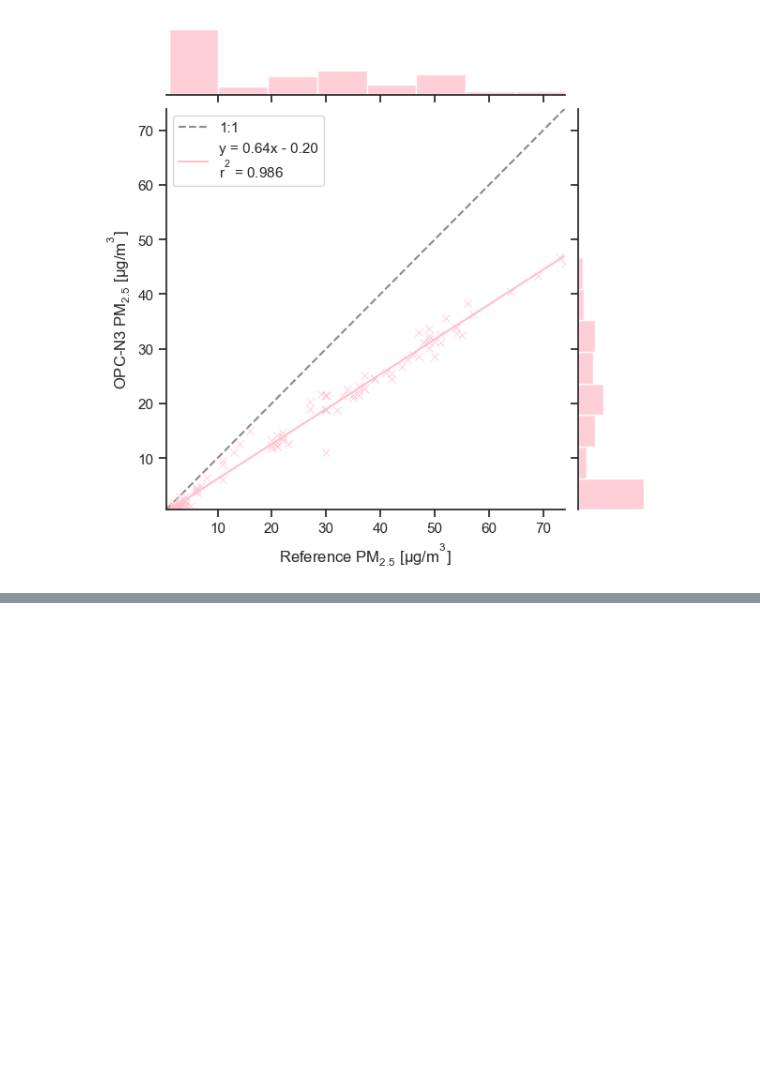
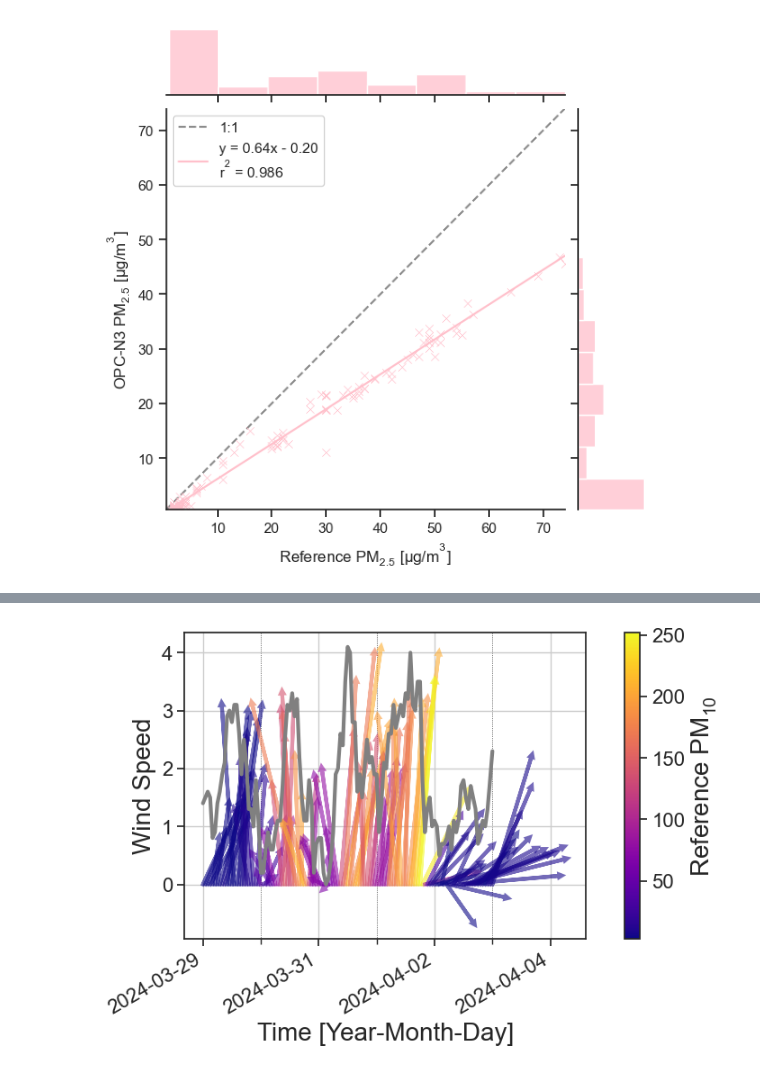
Before and after one commit to vn-hub/koloka, a Jupyter notebook: SmogMAR2024.ipynb, the cells around one changed output, grey strips where cells are left out. Drawn from its saved outputs; the diff is of its cells as text; code cells hidden in the pictures; blank space fills up the shorter version.

```diff
--- a/SmogMAR2024.ipynb
+++ b/SmogMAR2024.ipynb
@@ -455,0 +460,66 @@ plt.show()
+# %%
+import matplotlib.dates as mdates
+
+# Assuming df is your DataFrame
+if 'GMT' in df.columns and not callable(df['GMT']):
+    df['GMT'] = pd.to_datetime(df['GMT'])  # Convert to datetime if not already
+else:
+    raise ValueError("Column 'GMT' does not exist or is not accessible.")
+
+# Resample data in 1-hour intervals for the arrow plot
+df_resampled = df.resample('1H', on='GMT').mean().reset_index()
+
+# Original data for the line plot
+time = df['GMT']
+wind_speed = df['WSPE [m/s]']
+
+# Resampled data for the arrow plot
+time_resampled = df_resampled['GMT']
+wind_speed_resampled = df_resampled['WSPE [m/s]']
+wind_direction_resampled = np.deg2rad(df_resampled['WDIR [deg]'])  # Convert degrees to radians
+pm_values_resampled = df_resampled["PM10 [ug/m3]"]  # CO values for hue
+
+# Adjust wind direction to match the plotting convention
+wind_direction_resampled = np.pi*3/2 - wind_direction_resampled
+
+fig, ax2 = plt.subplots(figsize=(14, 5))
+ax2.set_aspect('equal', adjustable='box')
+
+# Normalize CO values for colormap
+norm = plt.Normalize(pm_values_resampled.min(), pm_values_resampled.max())
+cmap = cm.plasma  # Use Plasma colormap
+
+# Plot the original wind speed data
+ax2.plot(time, wind_speed, color="gray", label='Wind Speed', linestyle="solid", linewidth=3)
+
+arrow_length = 0.33  # Set a consistent arrow length
+for t, ws, wd, pm in zip(time_resampled, wind_speed_resampled, wind_direction_resampled, pm_values_resampled):
+    color = cmap(norm(pm))
+    ax2.arrow(t, 0, ws * np.cos(wd), ws * np.sin(wd),  # Use consistent arrow length
+              head_width=0.05, head_length=0.05, fc='none', ec=color, alpha=0.6, linewidth=3)
+
+ax2.set_xlabel('Time [Year-Month-Day]', fontsize=20)  # Increase axis title size
+ax2.set_ylabel('Wind Speed', fontsize=20)  # Increase axis title size
+ax2.grid(True)
+
+# Increase tick label size
+ax2.tick_params(axis='both', which='major', labelsize=16)
+
+# Format x-axis to show timestamps
+ax2.xaxis.set_major_locator(mdates.DayLocator(interval=2))  # Set major ticks to every second day
+ax2.xaxis.set_major_formatter(mdates.DateFormatter('%Y-%m-%d'))  # Format the date labels
+ax2.xaxis.set_minor_locator(mdates.HourLocator(byhour=range(0, 24, 24)))  # Set minor ticks to every 24 hours
+ax2.grid(which='minor', linestyle=':', linewidth='0.5', color='black')  # Add minor grid lines
+
+fig.autofmt_xdate()
+
+# Add thicker colorbar
+sm = plt.cm.ScalarMappable(cmap=cmap, norm=norm)
+sm.set_array([])
+cbar = plt.colorbar(sm, ax=ax2, fraction=0.046, pad=0.04)
+cbar.ax.tick_params(labelsize=16)  # Increase colorbar tick label size
+cbar.set_label('Reference PM$_{10}$', size=20)  # Increase colorbar label size
+
+plt.show()
+# %% [output]
+[figure, added]
```
Also changed, not shown: parts of 2 cells of this notebook, 4 other files.
